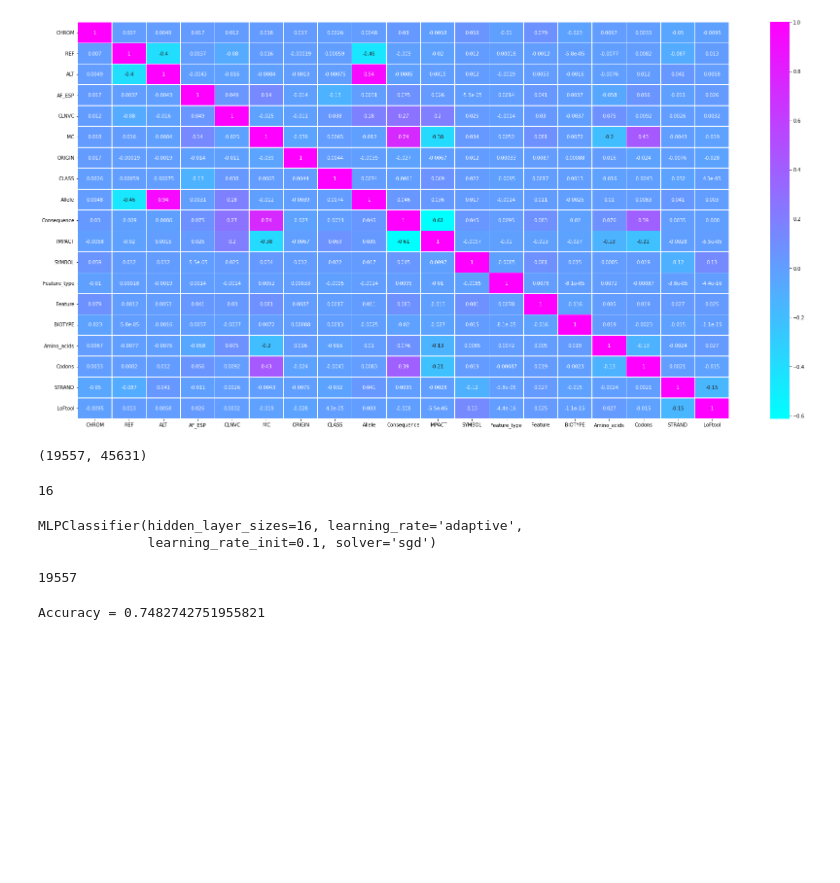
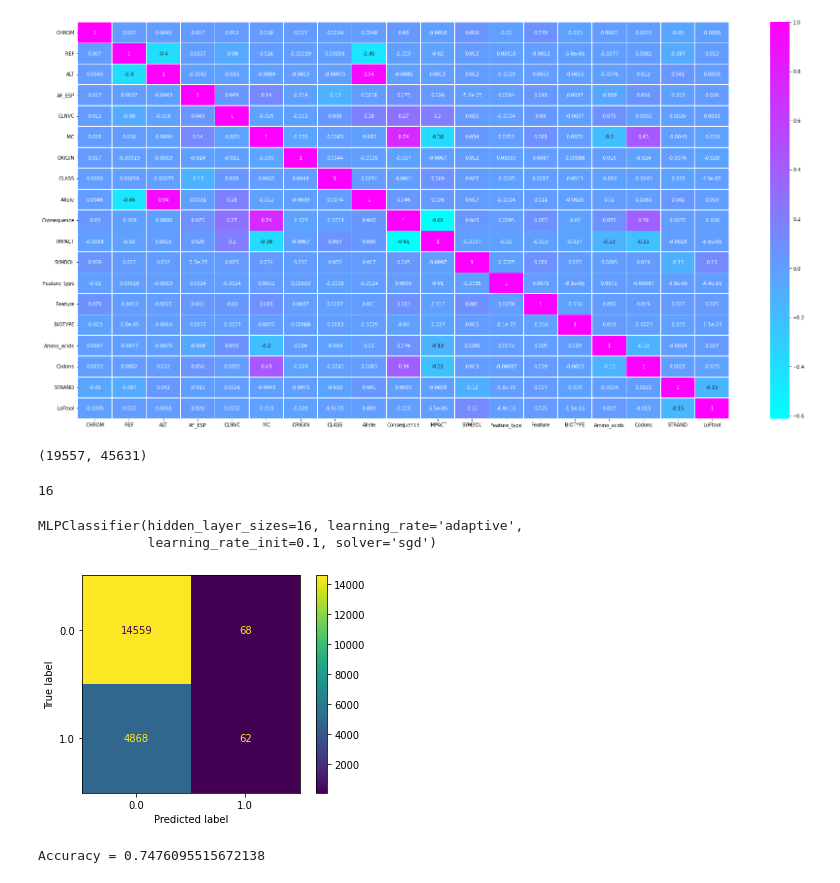
Before and after one commit to mimuruth-msft/Genetic_Sequence_Analysis_Using_DNN, a Jupyter notebook: Genetic_Sequence_Analysis_Using_DNN.ipynb, the cells around one changed output. Drawn from its saved outputs; the diff is of its cells as text; code cells hidden in the pictures; blank space fills up the shorter version.

```diff
--- a/Genetic_Sequence_Analysis_Using_DNN.ipynb
+++ b/Genetic_Sequence_Analysis_Using_DNN.ipynb
@@ -435,14 +435,17 @@ MLPClassifier(hidden_layer_sizes=16, learning_rate='adaptive',
 # %%
 # Use trained neural network to generate predictions
 predict_y = neuralNet.predict(X_test)
-# %%
-len(predict_y)
-# %% [output]
-19557
+# %%
+# Evaluation - Confusion Matrix Display
+from sklearn.metrics import confusion_matrix, ConfusionMatrixDisplay
+conMtrx = confusion_matrix(y_test, predict_y, labels=neuralNet.classes_)
+conMtrxDisplay = ConfusionMatrixDisplay(confusion_matrix=conMtrx, display_labels=neuralNet.classes_)
+conMtrxDisplay.plot()
+plt.show()
+# %% [output]
+[figure, added]
 # %%
 # Evaluation - Accuracy
-from sklearn.metrics import confusion_matrix
-conMtrx = confusion_matrix(predict_y, y_test)
 
 # Get sum along diagonal of matrix (for total correct predictions)
 diagMtrxSum = conMtrx.trace()
@@ -454,7 +457,7 @@ totMtrxSum = conMtrx.sum()
 acc = diagMtrxSum / totMtrxSum
 print('Accuracy = ' + str(acc))
 # %% [output]
-Accuracy = 0.7482742751955821
+Accuracy = 0.7476095515672138
 # %%
 def train_evaluate(self):
         ncols = len(self.processed_data.columns)
```
Also changed, not shown: parts of 2 cells of this notebook.
